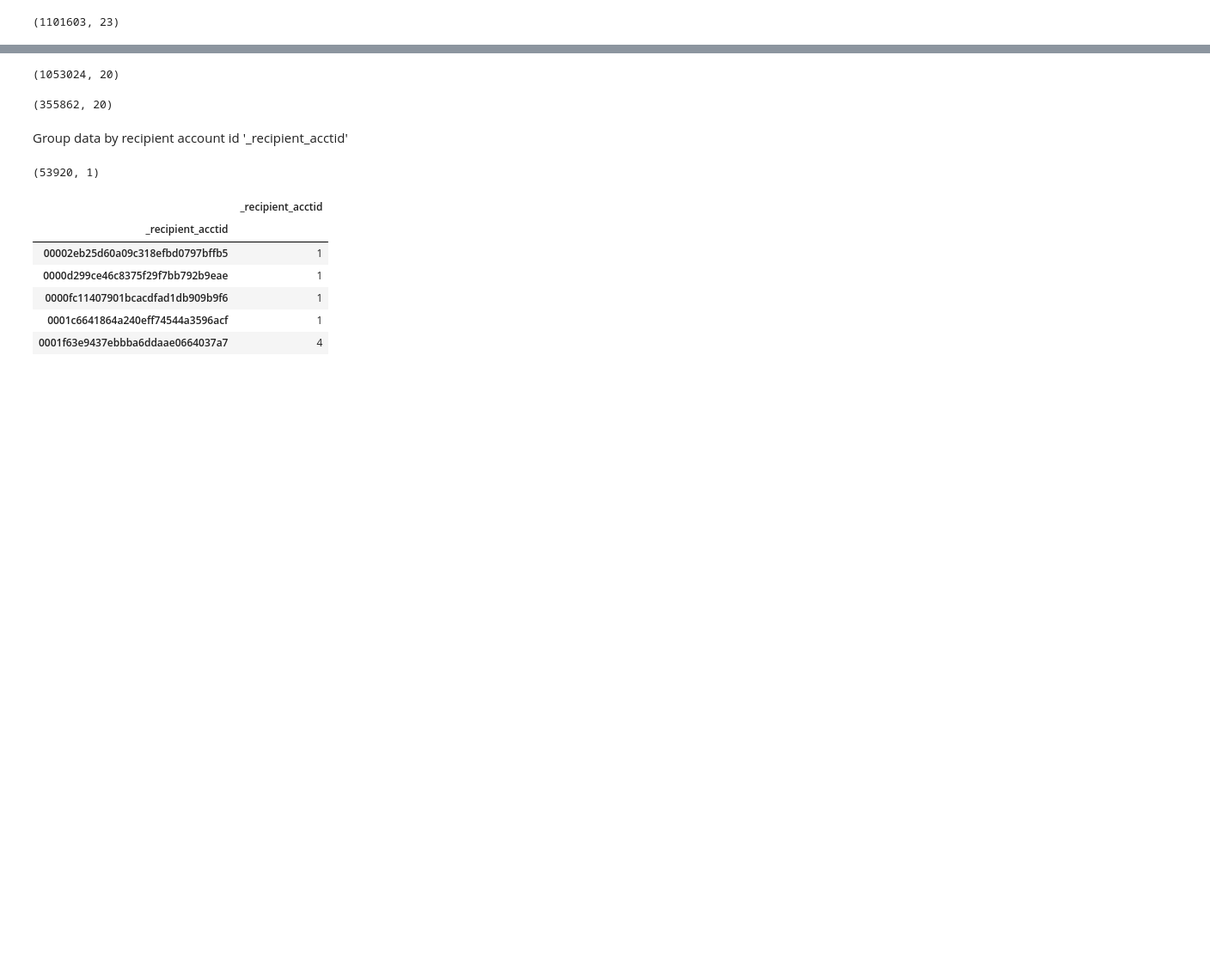
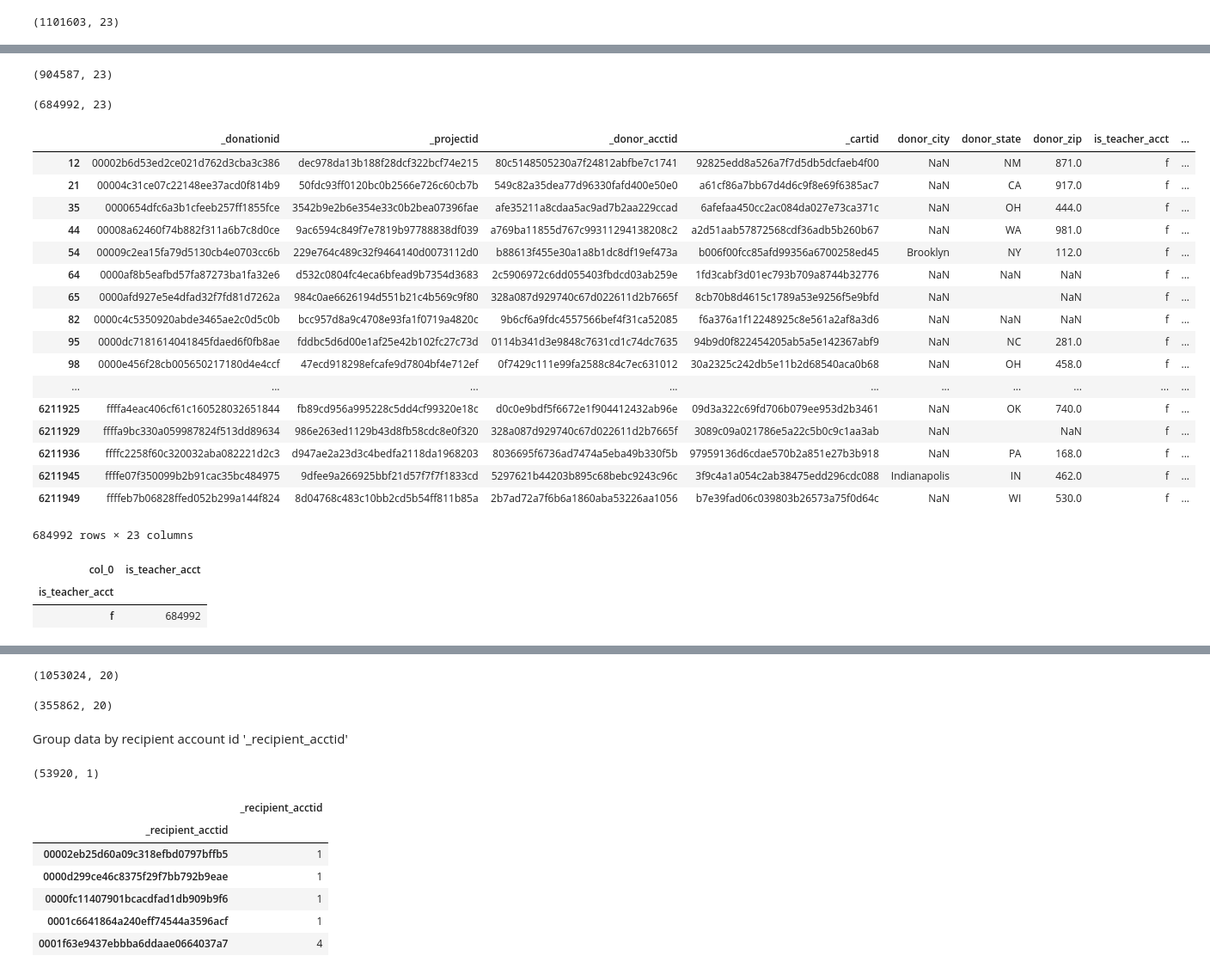
Before and after one commit to Nameetharamachandra/Donors_Project, a Jupyter notebook: data_transformation/Matching_Giftcard_data_with_donation_data.ipynb, the cells around one changed output, grey strips where cells are left out. Shown at 86% size. Cells and saved outputs as stored; diff of their text form; code cells hidden in the pictures; blank space fills up the shorter version.

```diff
--- a/data_transformation/Matching_Giftcard_data_with_donation_data.ipynb
+++ b/data_transformation/Matching_Giftcard_data_with_donation_data.ipynb
@@ -32,0 +55,2 @@ donations_2015.shape
+# %%
+donations_2015_without_teacher_transactions=donations_2015.loc[donations_2015['is_teacher_acct']=="f"]
@@ -32,0 +87,45 @@ donations_2015.shape
+# %%
+#donations_2015_without_teacher_transactions=donations_2015.loc[donations_2015['is_teacher_acct']=="f"]
+donations_2015_without_teacher_transactions_remove_matching=donations_2015_without_teacher_transactions.loc[donations_2015_without_teacher_transactions['payment_method']!=
+                                                "almost_home_match"]
+# %%
+donations_2015_without_teacher_transactions_remove_matching.shape
+# %% [output]
+(904587, 23)
+# %%
+donations_2015_without_teacher_transactions_remove_matching=donations_2015_without_teacher_transactions_remove_matching.loc[donations_2015_without_teacher_transactions_remove_matching['payment_method']!=
+                                                "promo_code_match"]
+# %%
+donations_2015_without_teacher_transactions_remove_matching=donations_2015_without_teacher_transactions_remove_matching.loc[donations_2015_without_teacher_transactions_remove_matching['payment_method']!=
+                                                "double_your_impact_match"]
+# %%
+donations_2015_without_teacher_transactions_remove_matching.shape
+# %% [output]
+(684992, 23)
+# %%
+donations_2015_without_teacher_transactions_remove_matching
+# %% [output]
+|  | _donationid | _projectid | _donor_acctid | _cartid | donor_city | donor_state | donor_zip | is_teacher_acct | ... |
+| 12 | 00002b6d53ed2ce021d762d3cba3c386 | dec978da13b188f28dcf322bcf74e215 | 80c5148505230a7f24812abfbe7c1741 | 92825edd8a526a7f7d5db5dcfaeb4f00 | NaN | NM | 871.0 | f | ... |
+| 21 | 00004c31ce07c22148ee37acd0f814b9 | 50fdc93ff0120bc0b2566e726c60cb7b | 549c82a35dea77d96330fafd400e50e0 | a61cf86a7bb67d4d6c9f8e69f6385ac7 | NaN | CA | 917.0 | f | ... |
+| 35 | 0000654dfc6a3b1cfeeb257ff1855fce | 3542b9e2b6e354e33c0b2bea07396fae | afe35211a8cdaa5ac9ad7b2aa229ccad | 6afefaa450cc2ac084da027e73ca371c | NaN | OH | 444.0 | f | ... |
+| 44 | 00008a62460f74b882f311a6b7c8d0ce | 9ac6594c849f7e7819b97788838df039 | a769ba11855d767c99311294138208c2 | a2d51aab57872568cdf36adb5b260b67 | NaN | WA | 981.0 | f | ... |
+| 54 | 00009c2ea15fa79d5130cb4e0703cc6b | 229e764c489c32f9464140d0073112d0 | b88613f455e30a1a8b1dc8df19ef473a | b006f00fcc85afd99356a6700258ed45 | Brooklyn | NY | 112.0 | f | ... |
+| 64 | 0000af8b5eafbd57fa87273ba1fa32e6 | d532c0804fc4eca6bfead9b7354d3683 | 2c5906972c6dd055403fbdcd03ab259e | 1fd3cabf3d01ec793b709a8744b32776 | NaN | NaN | NaN | f | ... |
+| 65 | 0000afd927e5e4dfad32f7fd81d7262a | 984c0ae6626194d551b21c4b569c9f80 | 328a087d929740c67d022611d2b7665f | 8cb70b8d4615c1789a53e9256f5e9bfd | NaN |  | NaN | f | ... |
+| 82 | 0000c4c5350920abde3465ae2c0d5c0b | bcc957d8a9c4708e93fa1f0719a4820c | 9b6cf6a9fdc4557566bef4f31ca52085 | f6a376a1f12248925c8e561a2af8a3d6 | NaN | NaN | NaN | f | ... |
+| 95 | 0000dc7181614041845fdaed6f0fb8ae | fddbc5d6d00e1af25e42b102fc27c73d | 0114b341d3e9848c7631cd1c74dc7635 | 94b9d0f822454205ab5a5e142367abf9 | NaN | NC | 281.0 | f | ... |
+| 98 | 0000e456f28cb005650217180d4e4ccf | 47ecd918298efcafe9d7804bf4e712ef | 0f7429c111e99fa2588c84c7ec631012 | 30a2325c242db5e11b2d68540aca0b68 | NaN | OH | 458.0 | f | ... |
+| ... | ... | ... | ... | ... | ... | ... | ... | ... | ... |
+| 6211925 | ffffa4eac406cf61c160528032651844 | fb89cd956a995228c5dd4cf99320e18c | d0c0e9bdf5f6672e1f904412432ab96e | 09d3a322c69fd706b079ee953d2b3461 | NaN | OK | 740.0 | f | ... |
+| 6211929 | ffffa9bc330a059987824f513dd89634 | 986e263ed1129b43d8fb58cdc8e0f320 | 328a087d929740c67d022611d2b7665f | 3089c09a021786e5a22c5b0c9c1aa3ab | NaN |  | NaN | f | ... |
+| 6211936 | ffffc2258f60c320032aba082221d2c3 | d947ae2a23d3c4bedfa2118da1968203 | 8036695f6736ad7474a5eba49b330f5b | 97959136d6cdae570b2a851e27b3b918 | NaN | PA | 168.0 | f | ... |
+| 6211945 | ffffe07f350099b2b91cac35bc484975 | 9dfee9a266925bbf21d57f7f7f1833cd | 5297621b44203b895c68bebc9243c96c | 3f9c4a1a054c2ab38475edd296cdc088 | Indianapolis | IN | 462.0 | f | ... |
+| 6211949 | ffffeb7b06828ffed052b299a144f824 | 8d04768c483c10bb2cd5b54ff811b85a | 2b7ad72a7f6b6a1860aba53226aa1056 | b7e39fad06c039803b26573a75f0d64c | NaN | WI | 530.0 | f | ... |
+684992 rows × 23 columns
+# %%
+pd.crosstab(donations_2015_without_teacher_transactions_remove_matching.is_teacher_acct, columns=['is_teacher_acct'])
+# %% [output]
+| col_0 | is_teacher_acct |
+| is_teacher_acct |  |
+| f | 684992 |
```
Also changed, not shown: parts of 12 cells of this notebook.
